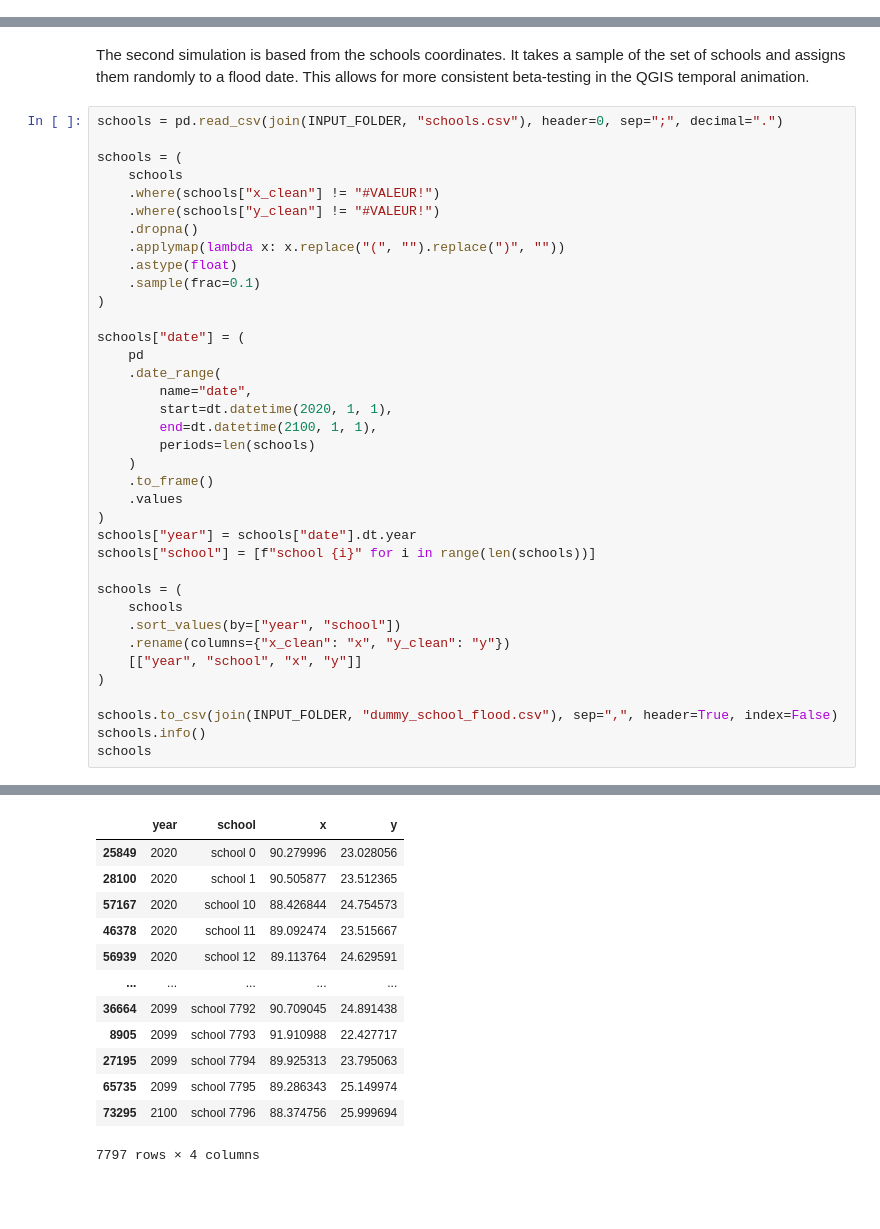
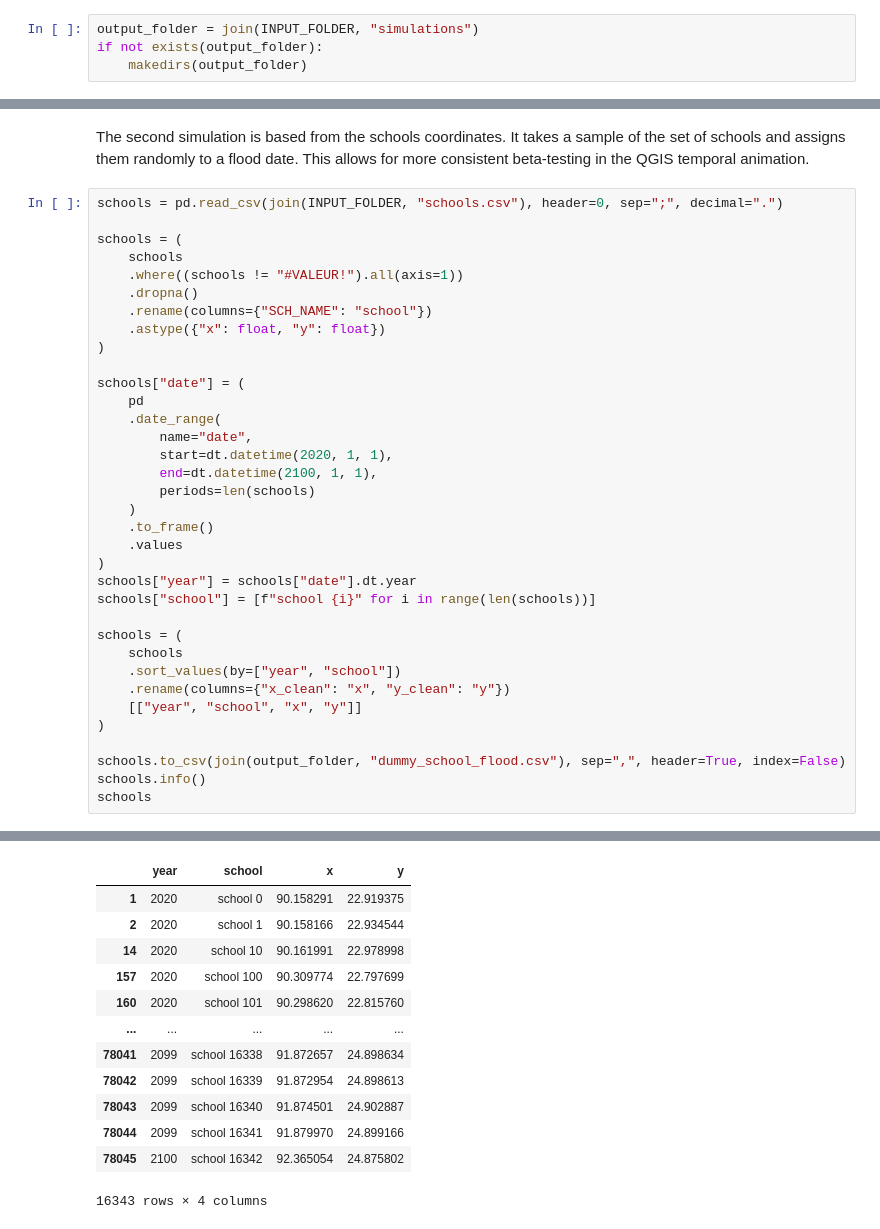
Before and after one commit to Ahmed-AmineHomman/hackathon-iiep-unesco-2022, a Jupyter notebook: exploration.ipynb, the cells around one changed output, grey strips where cells are left out. Saved outputs shown, nothing was run; the diff lists cells and outputs as text; blank space fills up the shorter version.

```diff
--- a/exploration.ipynb
+++ b/exploration.ipynb
@@ -14,0 +14,4 @@ Dans cette cellule, nous allons coder une petite simulation qui va générer des
+# %%
+output_folder = join(INPUT_FOLDER, "simulations")
+if not exists(output_folder):
+    makedirs(output_folder)
@@ -76,12 +83,10 @@ schools = pd.read_csv(join(INPUT_FOLDER, "schools.csv"), header=0, sep=";", deci
 
 schools = (
     schools
-    .where(schools["x_clean"] != "#VALEUR!")
-    .where(schools["y_clean"] != "#VALEUR!")
+    .where((schools != "#VALEUR!").all(axis=1))
     .dropna()
-    .applymap(lambda x: x.replace("(", "").replace(")", ""))
-    .astype(float)
-    .sample(frac=0.1)
+    .rename(columns={"SCH_NAME": "school"})
+    .astype({"x": float, "y": float})
 )
 
 schools["date"] = (
@@ -105,7 +110,7 @@ schools = (
     [["year", "school", "x", "y"]]
 )
 
-schools.to_csv(join(INPUT_FOLDER, "dummy_school_flood.csv"), sep=",", header=True, index=False)
+schools.to_csv(join(output_folder, "dummy_school_flood.csv"), sep=",", header=True, index=False)
 schools.info()
 schools
 # %% [output]
@@ -123,13 +128,13 @@ memory usage: 304.6+ KB
 |  | year | school | x | y |
-| 25849 | 2020 | school 0 | 90.279996 | 23.028056 |
-| 28100 | 2020 | school 1 | 90.505877 | 23.512365 |
-| 57167 | 2020 | school 10 | 88.426844 | 24.754573 |
-| 46378 | 2020 | school 11 | 89.092474 | 23.515667 |
-| 56939 | 2020 | school 12 | 89.113764 | 24.629591 |
+| 1 | 2020 | school 0 | 90.158291 | 22.919375 |
+| 2 | 2020 | school 1 | 90.158166 | 22.934544 |
+| 14 | 2020 | school 10 | 90.161991 | 22.978998 |
+| 157 | 2020 | school 100 | 90.309774 | 22.797699 |
+| 160 | 2020 | school 101 | 90.298620 | 22.815760 |
 | ... | ... | ... | ... | ... |
-| 36664 | 2099 | school 7792 | 90.709045 | 24.891438 |
-| 8905 | 2099 | school 7793 | 91.910988 | 22.427717 |
-| 27195 | 2099 | school 7794 | 89.925313 | 23.795063 |
-| 65735 | 2099 | school 7795 | 89.286343 | 25.149974 |
-| 73295 | 2100 | school 7796 | 88.374756 | 25.999694 |
+| 78041 | 2099 | school 16338 | 91.872657 | 24.898634 |
+| 78042 | 2099 | school 16339 | 91.872954 | 24.898613 |
+| 78043 | 2099 | school 16340 | 91.874501 | 24.902887 |
+| 78044 | 2099 | school 16341 | 91.879970 | 24.899166 |
+| 78045 | 2100 | school 16342 | 92.365054 | 24.875802 |
-7797 rows × 4 columns
+16343 rows × 4 columns
```
Also changed, not shown: parts of 7 cells of this notebook, 2 other files.
